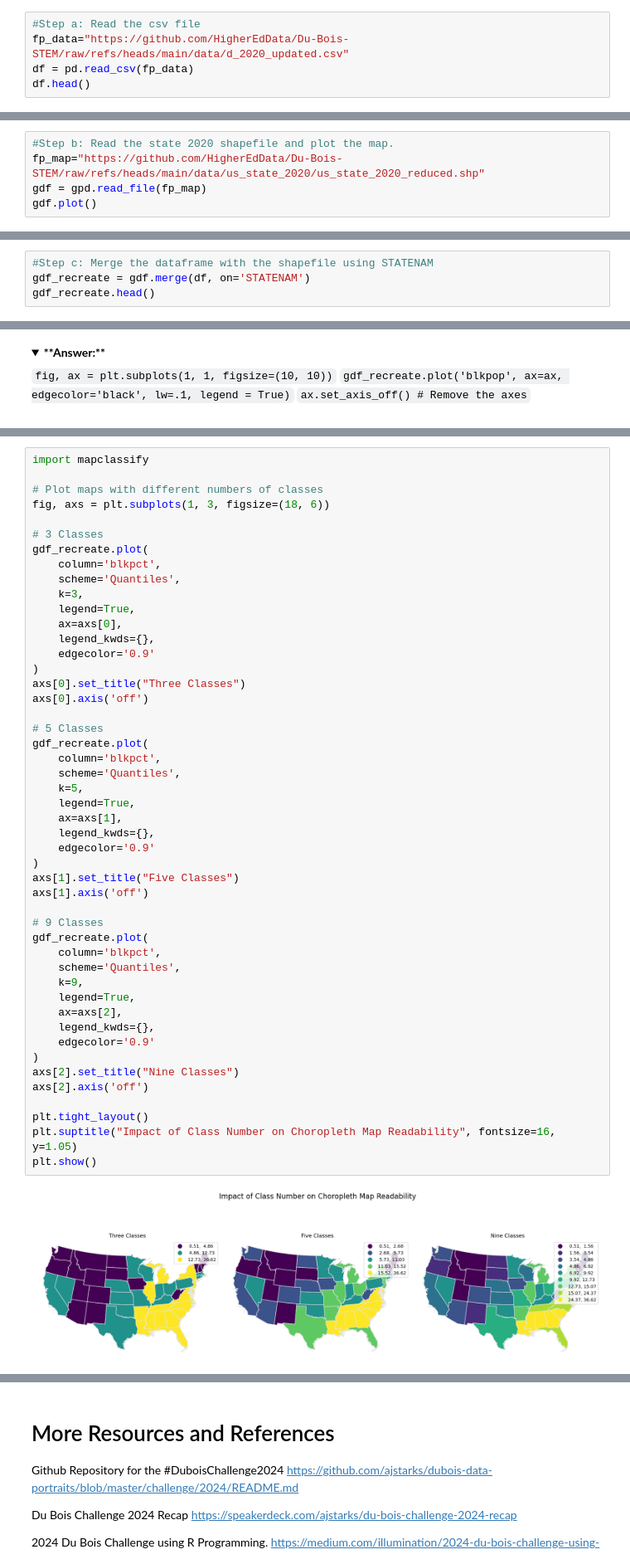
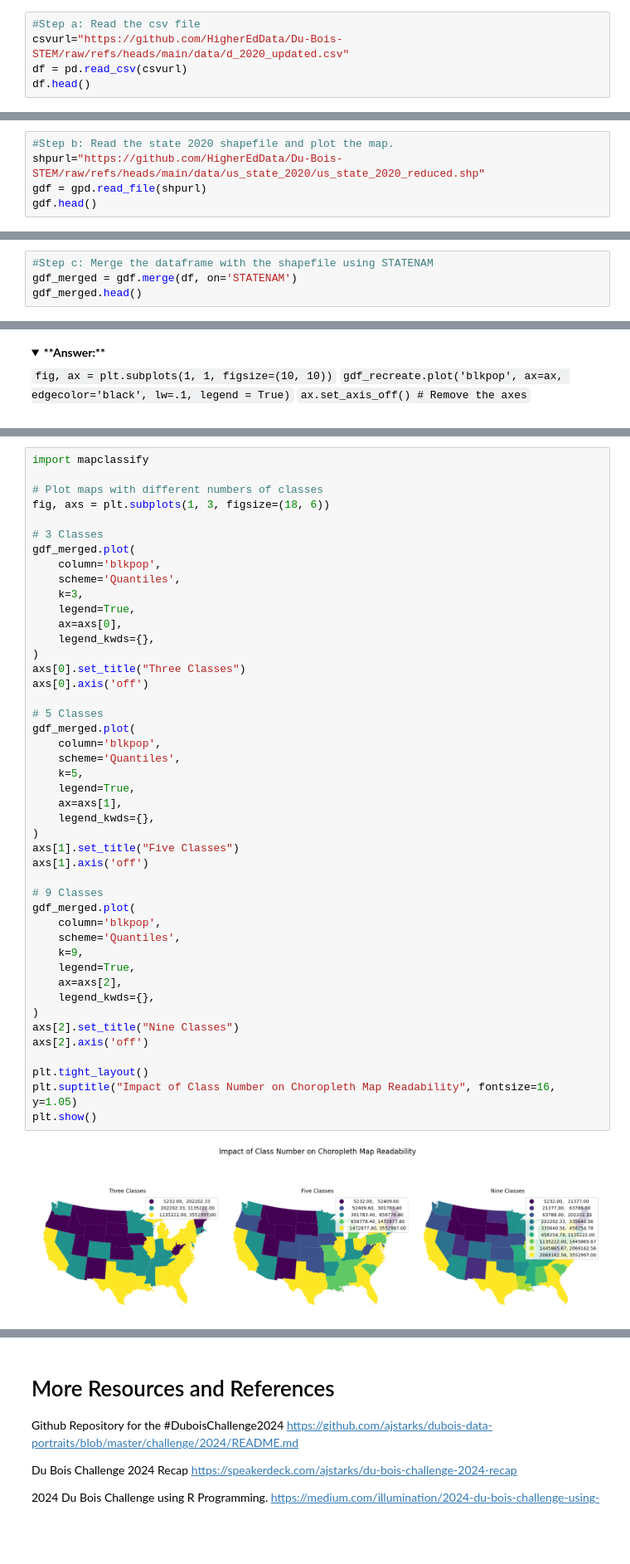
Before and after one commit to HigherEdData/Du-Bois-STEM, a Jupyter notebook: notebook_keys/python_key_popmap_dubois.ipynb, the cells around one changed output, grey strips where cells are left out. Shown at 83% size. Cells and saved outputs as stored; diff of their text form; folded sections open; blank space fills up the shorter version.

```diff
--- a/notebook_keys/python_key_popmap_dubois.ipynb
+++ b/notebook_keys/python_key_popmap_dubois.ipynb
@@ -147,8 +153,8 @@
 </details>
 # %%
 #Step a: Read the csv file
-fp_data="https://github.com/HigherEdData/Du-Bois-STEM/raw/refs/heads/main/data/d_2020_updated.csv"
-df = pd.read_csv(fp_data)
+csvurl="https://github.com/HigherEdData/Du-Bois-STEM/raw/refs/heads/main/data/d_2020_updated.csv"
+df = pd.read_csv(csvurl)
 df.head()
 # %% [output]
 |  | GISJOIN | STATENAM | totpop | blkpop | blkpop_cat |
@@ -180,6 +184,6 @@
 # %%
 #Step b: Read the state 2020 shapefile and plot the map.
-fp_map="https://github.com/HigherEdData/Du-Bois-STEM/raw/refs/heads/main/data/us_state_2020/us_state_2020_reduced.shp"
-gdf = gpd.read_file(fp_map)
-gdf.plot()
+shpurl="https://github.com/HigherEdData/Du-Bois-STEM/raw/refs/heads/main/data/us_state_2020/us_state_2020_reduced.shp"
+gdf = gpd.read_file(shpurl)
+gdf.head()
 # %% [output]
@@ -199,8 +230,8 @@ Often times, we need to link a dataframes to a spatial dataframe. Using **GeoPan
 </details>
 # %%
 #Step c: Merge the dataframe with the shapefile using STATENAM
-gdf_recreate = gdf.merge(df, on='STATENAM')
-gdf_recreate.head()
+gdf_merged = gdf.merge(df, on='STATENAM')
+gdf_merged.head()
 # %% [output]
 |  | STATENAM | geometry | GISJOIN | totpop | blkpop | blkpop_cat |
 | 0 | Alabama | MULTIPOLYGON (((763205.386 -78379... | G010 | 5024279 | 1296162 | 750,000 AND OVER |
@@ -341,46 +320,43 @@ import mapclassify
 fig, axs = plt.subplots(1, 3, figsize=(18, 6))
 
 # 3 Classes
-gdf_recreate.plot(
-    column='blkpct',
+gdf_merged.plot(
+    column='blkpop',
     scheme='Quantiles',
     k=3,
     legend=True,
     ax=axs[0],
     legend_kwds={},
-    edgecolor='0.9'
 )
 axs[0].set_title("Three Classes")
 axs[0].axis('off')
 
 # 5 Classes
-gdf_recreate.plot(
-    column='blkpct',
+gdf_merged.plot(
+    column='blkpop',
     scheme='Quantiles',
     k=5,
     legend=True,
     ax=axs[1],
     legend_kwds={},
-    edgecolor='0.9'
 )
 axs[1].set_title("Five Classes")
 axs[1].axis('off')
 
 # 9 Classes
-gdf_recreate.plot(
-    column='blkpct',
+gdf_merged.plot(
+    column='blkpop',
     scheme='Quantiles',
     k=9,
     legend=True,
     ax=axs[2],
     legend_kwds={},
-    edgecolor='0.9'
 )
 axs[2].set_title("Nine Classes")
 axs[2].axis('off')
 
 plt.tight_layout()
 plt.suptitle("Impact of Class Number on Choropleth Map Readability", fontsize=16, y=1.05)
 plt.show()
 # %% [output]
-[figure, old version]
+[figure, new version]
```
Also changed, not shown: parts of 41 cells of this notebook.
